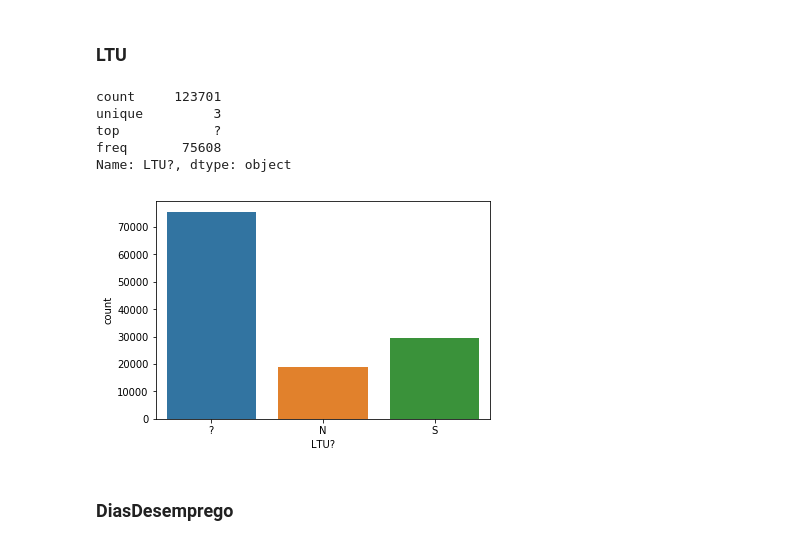
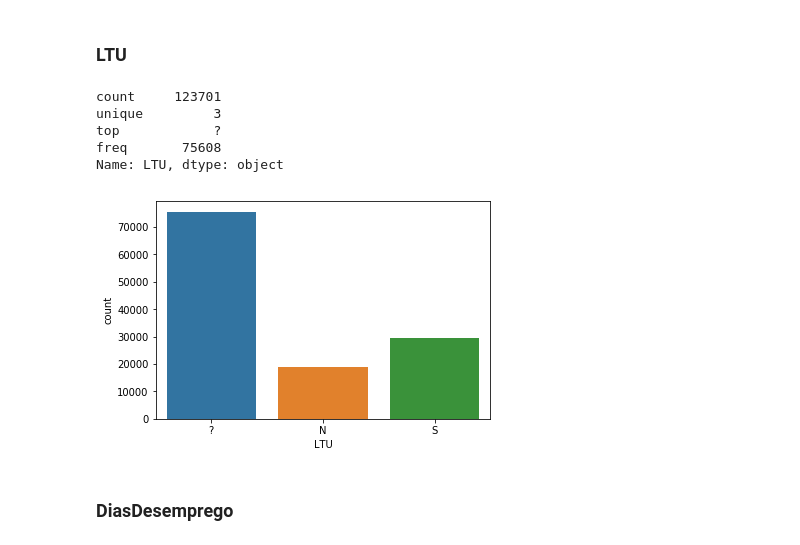
Before and after one commit to rui-mesquita/IEFP_DSSG, a Jupyter notebook: IEFP_DSSG/DataExploration.ipynb, the cells around one changed output. Saved outputs shown, nothing was run; the diff lists cells and outputs as text; code cells hidden in the pictures.

```diff
--- a/IEFP_DSSG/DataExploration.ipynb
+++ b/IEFP_DSSG/DataExploration.ipynb
@@ -31,0 +32,4 @@ Finished
+# %%
+# Carregamento estrutura dados (passar parâmetro forceFetch = True para forçar leitura BD >> Demorado!)
+listaUtentes = utente.ListaUtentes(forceFetch = True) # Carrega dados a partir de MySQDB e guarda localmente (PICKLE)
+#listaUtentes = utente.ListaUtentes() # Carrega dados locais a partir de PICKLE
@@ -74,7 +82,7 @@ for col in filter_col:
     df[col]=df[col].astype('int');
 # %%
 # Empregado?
-df['Empregado?'] = df['Empregado?'].astype('category')
+df['Empregado'] = df['Empregado'].astype('category')
 # %% [markdown]
 ## Novas Features
 # %% [markdown]
@@ -88,18 +96,18 @@ df['Idade'] = (df['Data']-df['DataNascimento']).astype('timedelta64[Y]')
 # %% [markdown]
 ### LTU
 # %%
-df['LTU?'] = df['LTU?'].astype('category');
-df['LTU?'].describe()
+df['LTU'] = df['LTU'].astype('category');
+df['LTU'].describe()
 # %% [output]
 count     123701
 unique         3
 top            ?
 freq       75608
-Name: LTU?, dtype: object
+Name: LTU, dtype: object
 # %%
-sns.countplot(x='LTU?', data=df);
+sns.countplot(x='LTU', data=df);
 # %% [output]
-[figure, old version]
+[figure, new version]
 # %% [markdown]
 ### DiasDesemprego
 # %%
```
Also changed, not shown: parts of 14 cells of this notebook, 1 other file.
